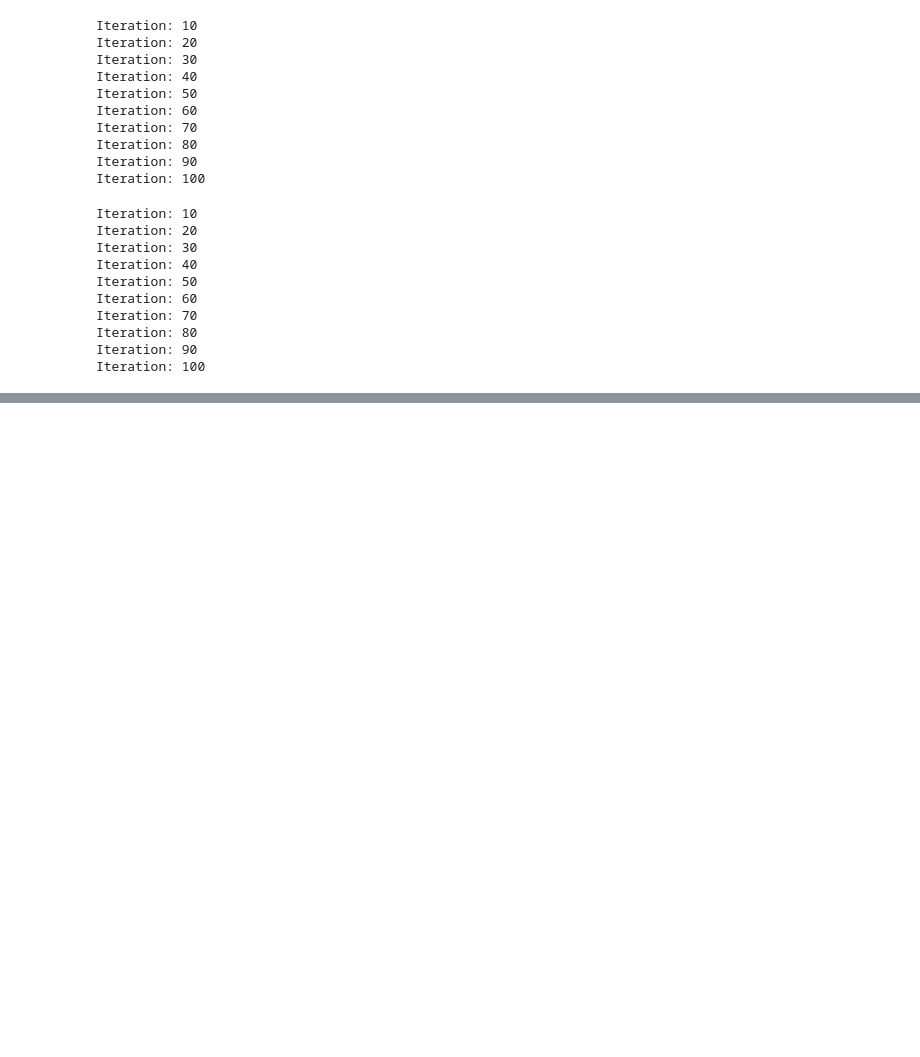
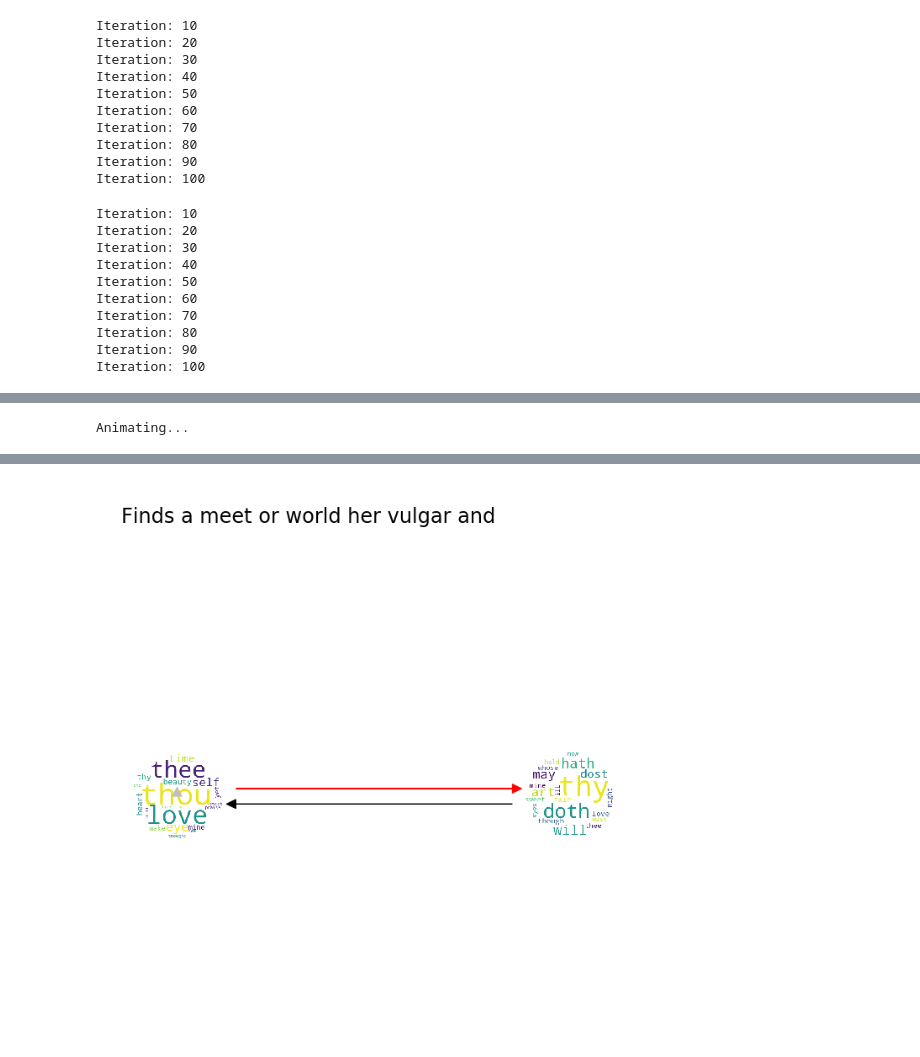
Before and after one commit to amandaliusa/cs155-shakespeare, a Jupyter notebook: unsupervised_hmm_lines.ipynb, the cells around one changed output, grey strips where cells are left out. Cells and saved outputs as stored; diff of their text form; code cells hidden in the pictures; blank space fills up the shorter version.

Commit message:
visualization

```diff
--- a/unsupervised_hmm_lines.ipynb
+++ b/unsupervised_hmm_lines.ipynb
@@ -356,0 +434,7 @@ wordclouds = states_to_wordclouds(hmm12, obs_map)
+# %%
+from IPython.display import HTML
+
+anim = animate_emission(hmm2, obs_map, M=8)
+HTML(anim.to_html5_video())
+# %% [output]
+Animating...
@@ -356,0 +442 @@ wordclouds = states_to_wordclouds(hmm12, obs_map)
+[figure, added]
```
Also changed, not shown: parts of 22 cells of this notebook, 17 other files.
